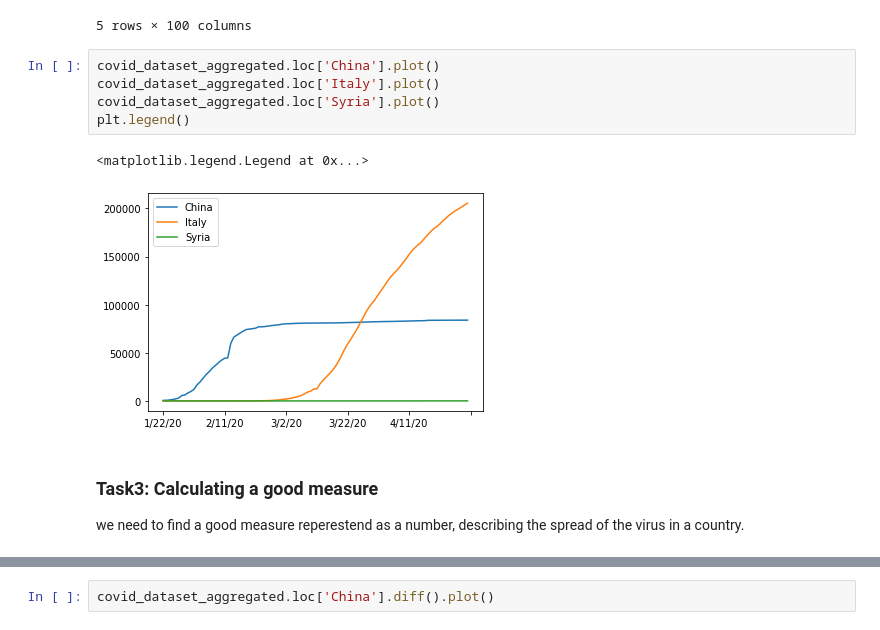
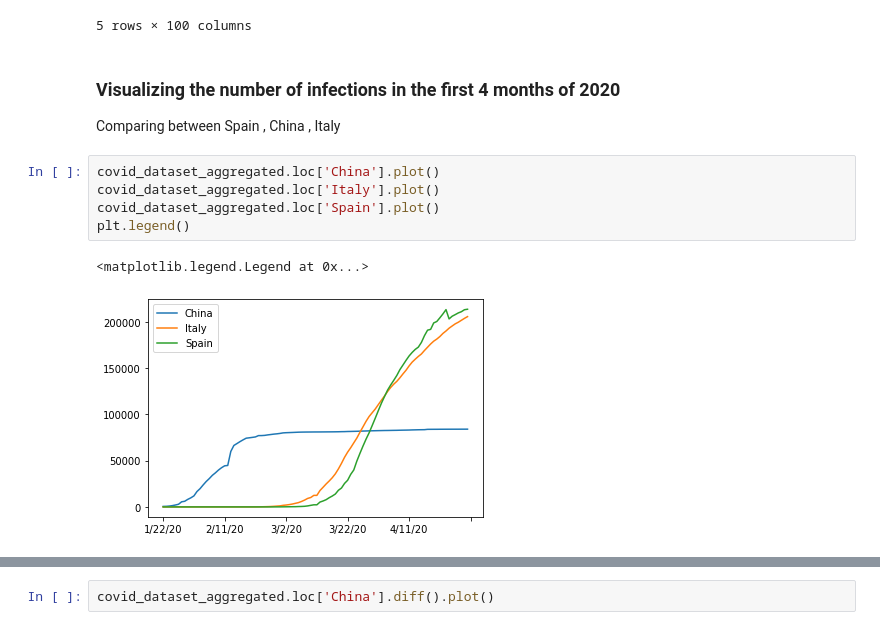
Before and after one commit to AnSaradar/Covid_Analysis, a Jupyter notebook: covid19 data analysis notebook.ipynb, the cells around one changed output, grey strips where cells are left out. Saved outputs shown, nothing was run; the diff lists cells and outputs as text.

```diff
--- a/covid19 data analysis notebook.ipynb
+++ b/covid19 data analysis notebook.ipynb
@@ -57,14 +57,15 @@ covid_dataset_aggregated.head()
 | Andorra | 0 | 0 | 0 | 0 | 0 | 0 | 0 | 0 | 0 | 0 | ... |
 | Angola | 0 | 0 | 0 | 0 | 0 | 0 | 0 | 0 | 0 | 0 | ... |
 5 rows × 100 columns
+# %% [markdown]
+### Visualizing the number of infections in the first 4 months of 2020
+
+Comparing between Spain , China , Italy
 # %%
 covid_dataset_aggregated.loc['China'].plot()
 covid_dataset_aggregated.loc['Italy'].plot()
-covid_dataset_aggregated.loc['Syria'].plot()
+covid_dataset_aggregated.loc['Spain'].plot()
 plt.legend()
 # %% [output]
 <matplotlib.legend.Legend at 0x...>
-[figure, old version]
+[figure, new version]
-# %% [markdown]
-### Task3: Calculating a good measure
-we need to find a good measure reperestend as a number, describing the spread of the virus in a country.
```
Also changed, not shown: parts of 38 cells of this notebook.
